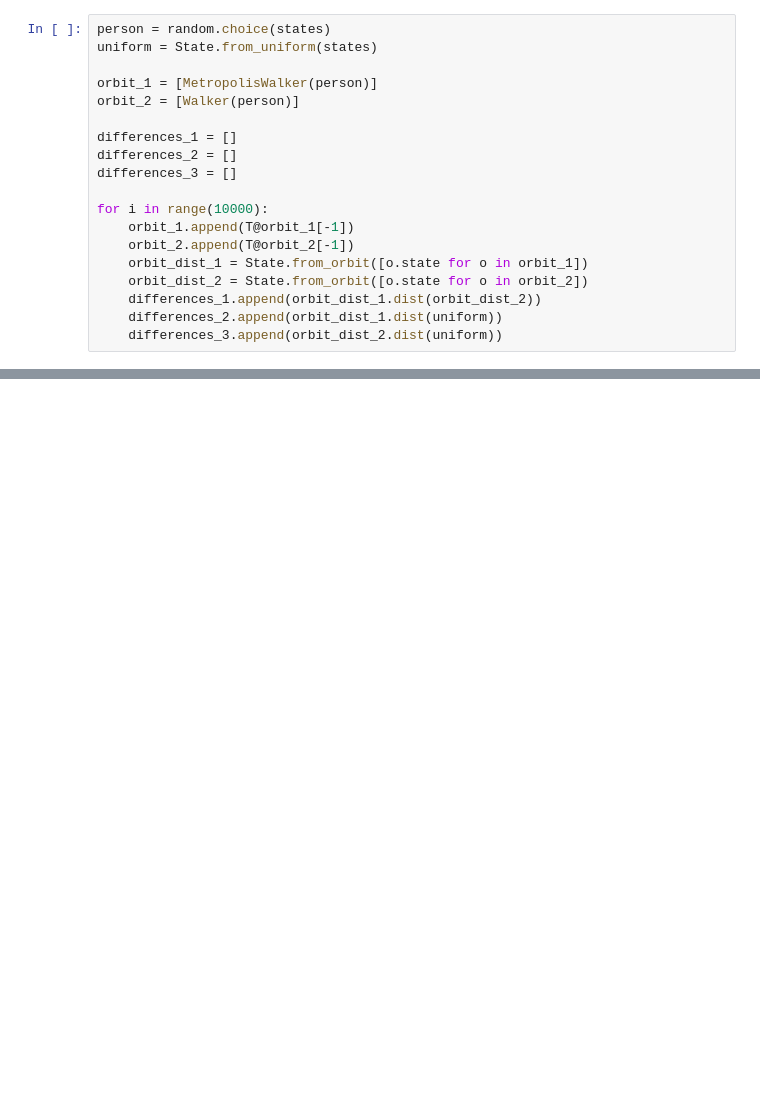
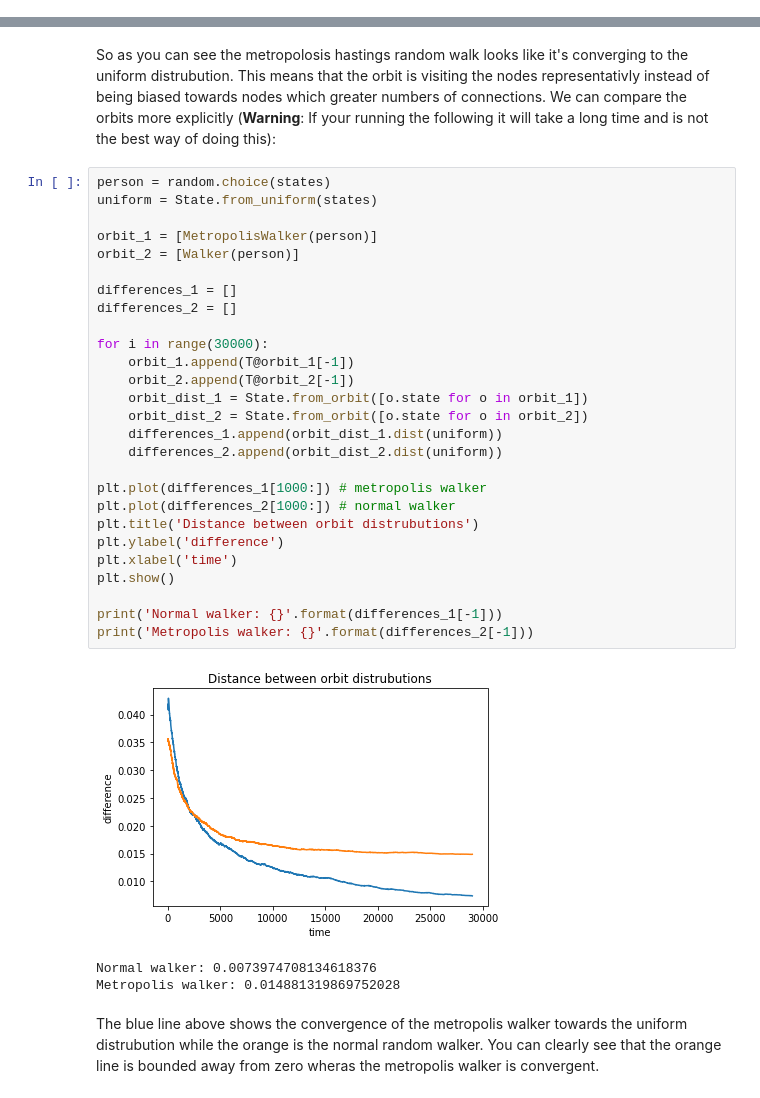
Before and after one commit to mauicv/graph-notebooks, a Jupyter notebook: 2-metropolis-hastings-algorithm.ipynb, the cells around one changed output, grey strips where cells are left out. Saved outputs shown, nothing was run; the diff lists cells and outputs as text; blank space fills up the shorter version.

```diff
--- a/2-metropolis-hastings-algorithm.ipynb
+++ b/2-metropolis-hastings-algorithm.ipynb
@@ -159,19 +186,0 @@ distance from uniform:  0.014628883859997659
-# %%
-person = random.choice(states)
-uniform = State.from_uniform(states)
-
-orbit_1 = [MetropolisWalker(person)]
-orbit_2 = [Walker(person)]
-
-differences_1 = []
-differences_2 = []
-differences_3 = []
-
-for i in range(10000):
-    orbit_1.append(T@orbit_1[-1])
-    orbit_2.append(T@orbit_2[-1])
-    orbit_dist_1 = State.from_orbit([o.state for o in orbit_1])
-    orbit_dist_2 = State.from_orbit([o.state for o in orbit_2])
-    differences_1.append(orbit_dist_1.dist(orbit_dist_2))
-    differences_2.append(orbit_dist_1.dist(uniform))
-    differences_3.append(orbit_dist_2.dist(uniform))
@@ -207,0 +204,35 @@ distance from uniform:  0.0007838692713636189
+# %% [markdown]
+So as you can see the metropolosis hastings random walk looks like it's converging to the uniform distrubution. This means that the orbit is visiting the nodes representativly instead of being biased towards nodes which greater numbers of connections. We can compare the orbits more explicitly (__Warning__: If your running the following it will take a long time and is not the best way of doing this):
+# %%
+person = random.choice(states)
+uniform = State.from_uniform(states)
+
+orbit_1 = [MetropolisWalker(person)]
+orbit_2 = [Walker(person)]
+
+differences_1 = []
+differences_2 = []
+
+for i in range(30000):
+    orbit_1.append(T@orbit_1[-1])
+    orbit_2.append(T@orbit_2[-1])
+    orbit_dist_1 = State.from_orbit([o.state for o in orbit_1])
+    orbit_dist_2 = State.from_orbit([o.state for o in orbit_2])
+    differences_1.append(orbit_dist_1.dist(uniform))
+    differences_2.append(orbit_dist_2.dist(uniform))
+
+plt.plot(differences_1[1000:]) # metropolis walker
+plt.plot(differences_2[1000:]) # normal walker
+plt.title('Distance between orbit distrubutions')
+plt.ylabel('difference')
+plt.xlabel('time')
+plt.show()
+
+print('Normal walker: {}'.format(differences_1[-1]))
+print('Metropolis walker: {}'.format(differences_2[-1]))
+# %% [output]
+[figure, added]
+Normal walker: 0.0073974708134618376
+Metropolis walker: 0.014881319869752028
+# %% [markdown]
+The blue line above shows the convergence of the metropolis walker towards the uniform distrubution while the orange is the normal random walker. You can clearly see that the orange line is bounded away from zero wheras the metropolis walker is convergent.
```
Also changed, not shown: parts of 10 cells of this notebook, 3 other files.
